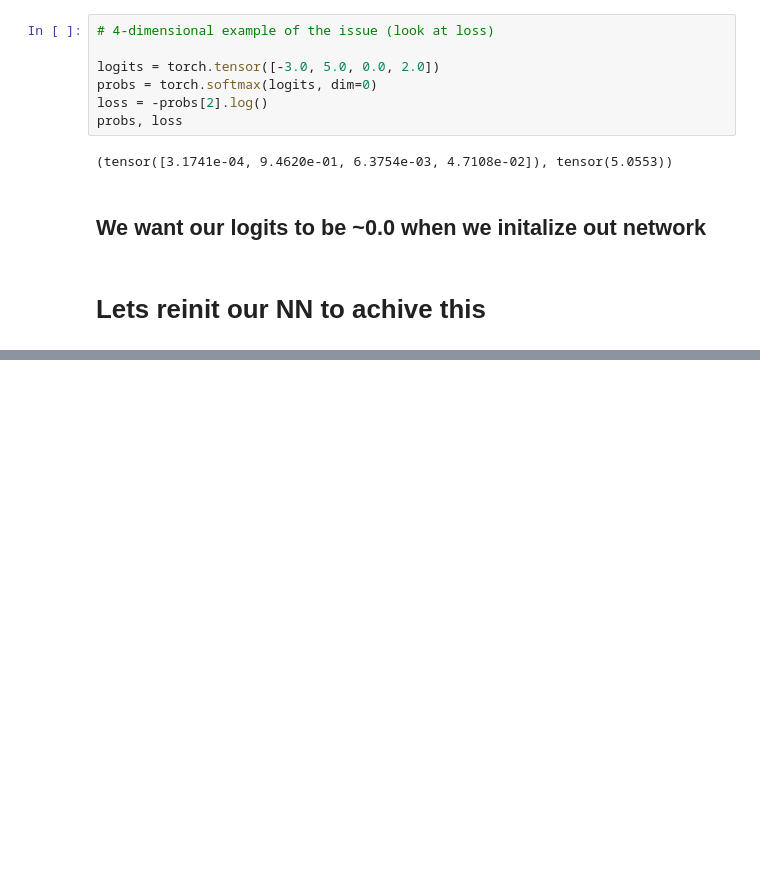
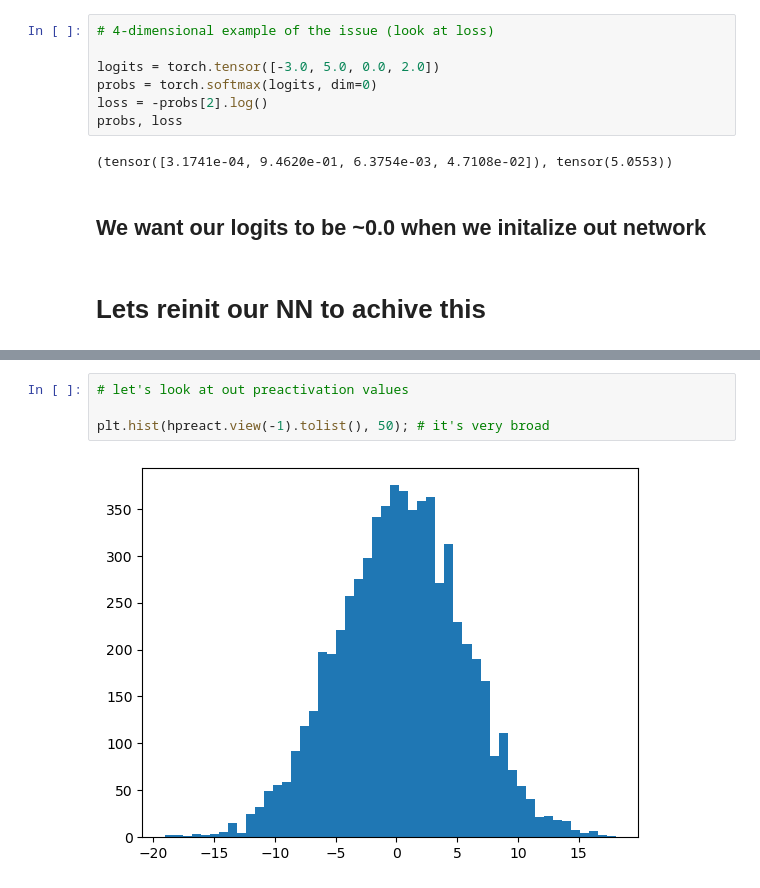
Before and after one commit to 6b656b/notebooks, a Jupyter notebook: karpathy_videos/04_mlp_act_and_grad.ipynb, the cells around one changed output, grey strips where cells are left out. Saved outputs shown, nothing was run; the diff lists cells and outputs as text; blank space fills up the shorter version.

```diff
--- a/karpathy_videos/04_mlp_act_and_grad.ipynb
+++ b/karpathy_videos/04_mlp_act_and_grad.ipynb
@@ -250,0 +415,6 @@ for p in parameters:
+# %%
+# let's look at out preactivation values
+
+plt.hist(hpreact.view(-1).tolist(), 50); # it's very broad
+# %% [output]
+[figure, added]
```
Also changed, not shown: parts of 24 cells of this notebook.
